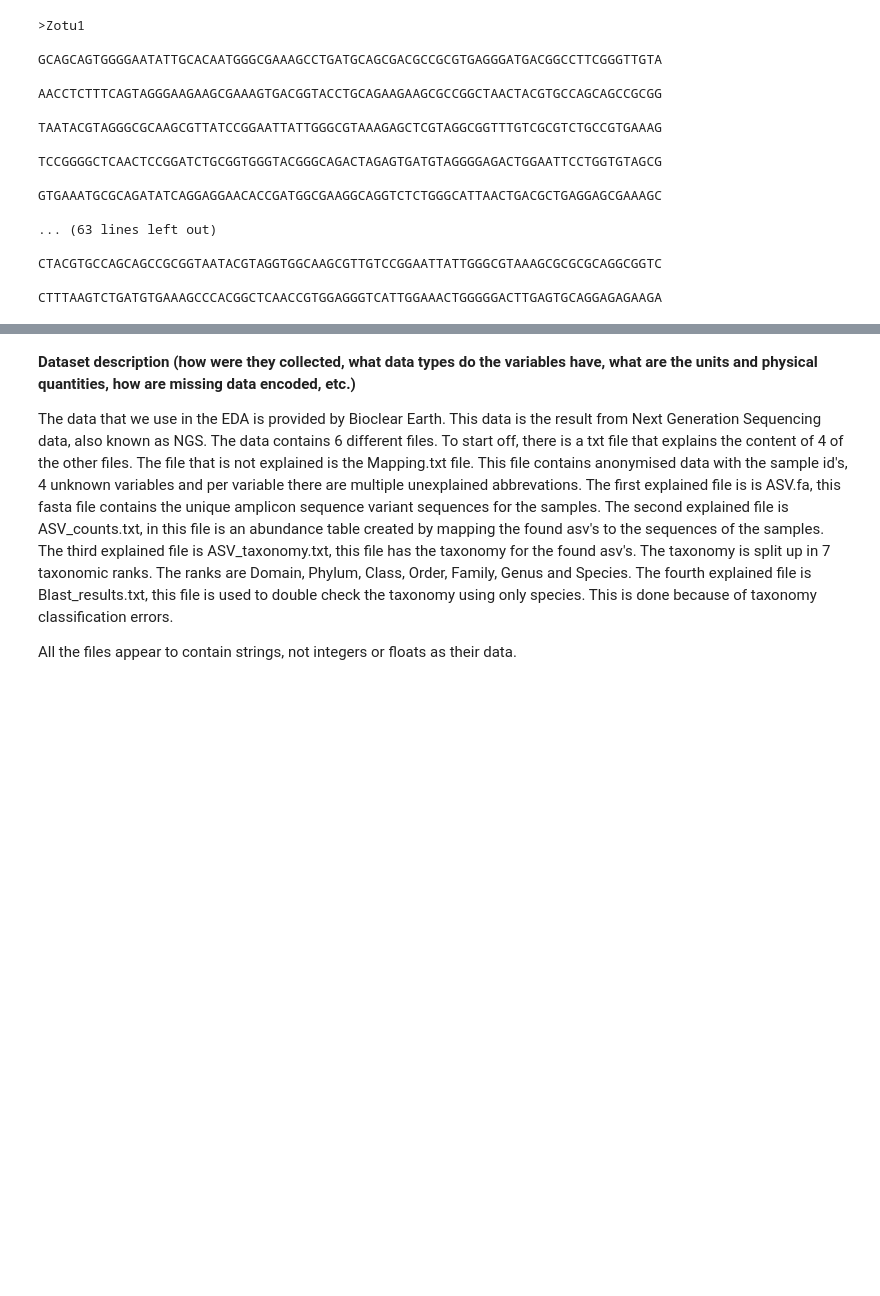
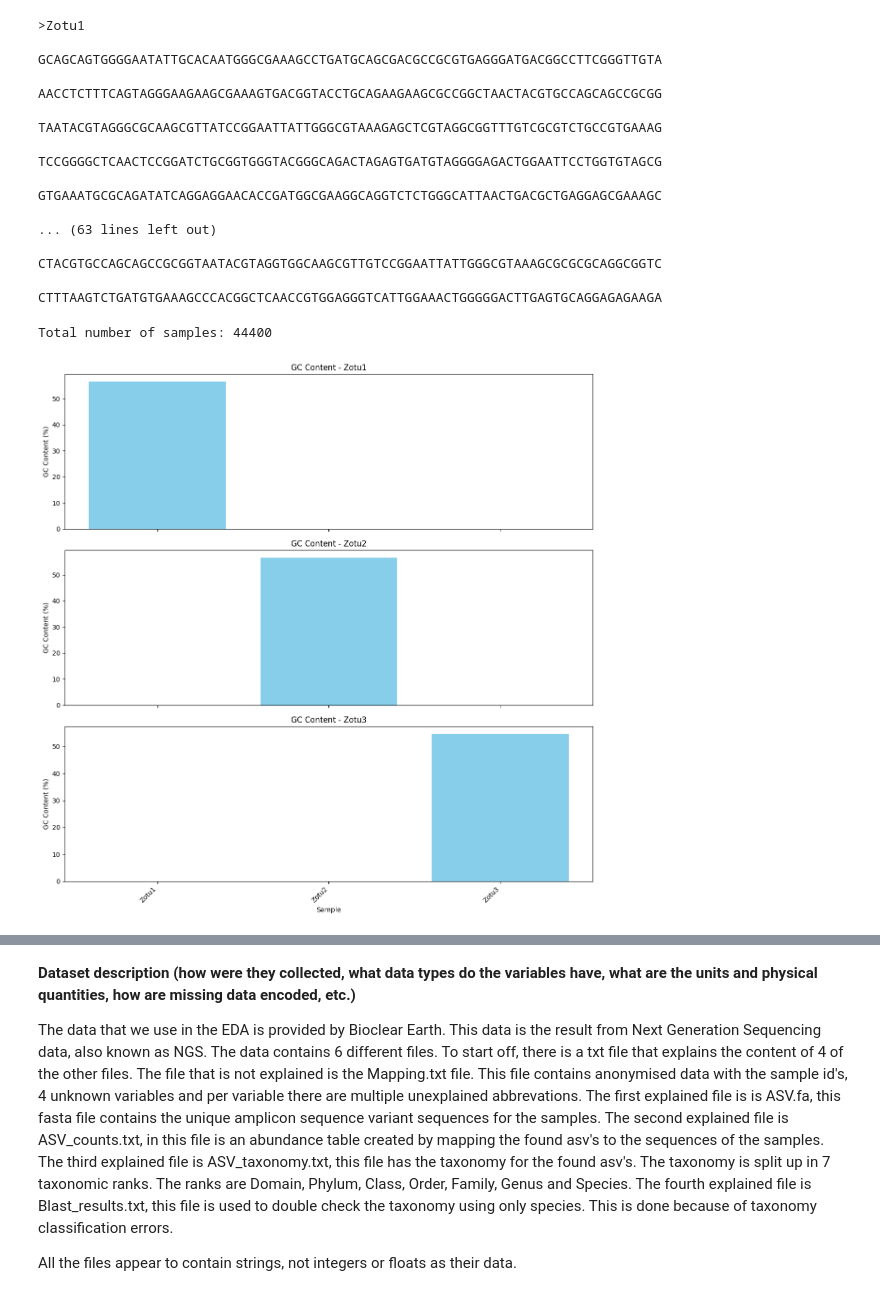
Before and after one commit to cheyennebrouwer/Bioclear_earth, a Jupyter notebook: EDA.ipynb, the cells around one changed output, grey strips where cells are left out. Drawn from its saved outputs; the diff is of its cells as text; code cells hidden in the pictures; blank space fills up the shorter version.

```diff
--- a/EDA.ipynb
+++ b/EDA.ipynb
@@ -31,3 +32,42 @@ GTGAAATGCGCAGATATCAGGAGGAACACCGATGGCGAAGGCAGGTCTCTGGGCATTAACTGACGCTGAGGAGCGAAAGC
 CTACGTGCCAGCAGCCGCGGTAATACGTAGGTGGCAAGCGTTGTCCGGAATTATTGGGCGTAAAGCGCGCGCAGGCGGTC
 
 CTTTAAGTCTGATGTGAAAGCCCACGGCTCAACCGTGGAGGGTCATTGGAAACTGGGGGACTTGAGTGCAGGAGAGAAGA
+# %%
+sample_names = set()
+
+with open(file_path_fasta, 'r') as handle:
+    for record in SeqIO.parse(handle, 'fasta'):
+        sample_name = record.id.split()[0]  # Extracting the sample name, assuming it is the first word
+        sample_names.add(sample_name)
+
+# Count the number of unique samples
+num_samples = len(sample_names)
+
+print(f'Total number of samples: {num_samples}')
+# %% [output]
+Total number of samples: 44400
+# %%
+sample_sequences = {}
+
+with open(file_path_fasta, 'r') as handle:
+    for record in SeqIO.parse(handle, 'fasta'):
+        sample_name = record.id
+        sequence = str(record.seq)
+
+        sample_sequences[sample_name] = sequence
+
+num_samples_to_plot = 3
+fig, axes = plt.subplots(num_samples_to_plot, 1, figsize=(12, 4 * num_samples_to_plot), sharex=True)
+
+for i, (sample_name, sequence) in enumerate(list(sample_sequences.items())[:num_samples_to_plot]):
+    gc_content = (sequence.count('G') + sequence.count('C')) / len(sequence) * 100
+    axes[i].bar(sample_name, gc_content, color='skyblue')
+    axes[i].set_ylabel('GC Content (%)')
+    axes[i].set_title(f'GC Content - {sample_name}')
+
+plt.xlabel('Sample')
+plt.xticks(rotation=45, ha='right')
+plt.tight_layout()
+plt.show()
+# %% [output]
+[figure, added]
```
Also changed, not shown: parts of 4 cells of this notebook, 3 other files.
